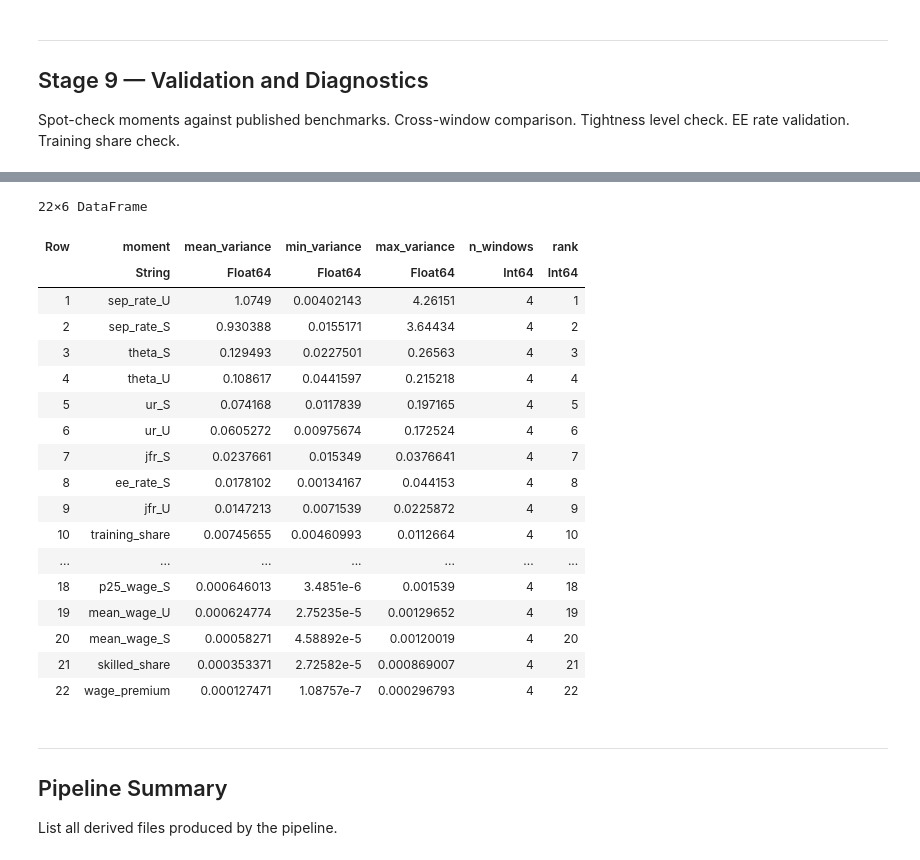
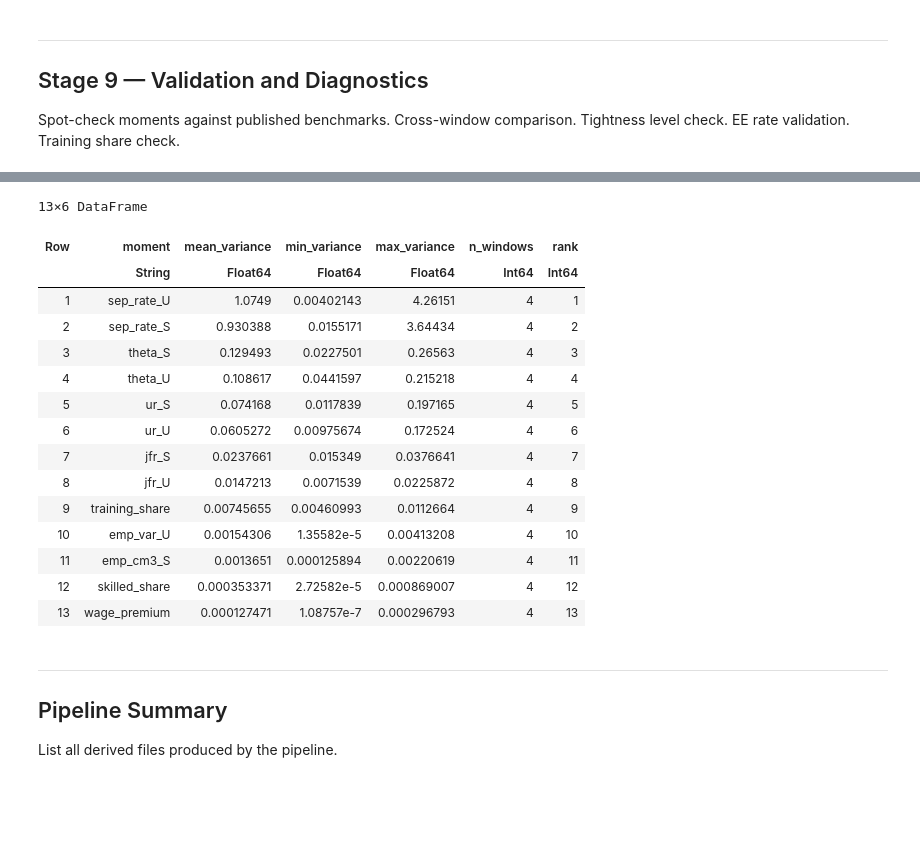
Before and after one commit to RamziChariag/DMP_labour_market_choice, a Jupyter notebook: code/notebooks/data_pipeline_v6.ipynb, the cells around one changed output, grey strips where cells are left out. Saved outputs shown, nothing was run; the diff lists cells and outputs as text; code cells hidden in the pictures; blank space fills up the shorter version.

```diff
--- a/code/notebooks/data_pipeline_v6.ipynb
+++ b/code/notebooks/data_pipeline_v6.ipynb
@@ -2369,7 +2468,7 @@ function run_validation(all_moments, all_sigma)
 
     # ── 1. Moment values across windows ───────────────────────────
     println("\n── 1. Moments across windows ──")
-    # Build a wide table
+    # Build a wide table (all 22 moments from the moments CSV, not just active ones)
     wide = DataFrame(moment = [string(m) for m in MOMENT_NAMES])
     for wname in [:base_fc, :crisis_fc, :base_covid, :crisis_covid]
         haskey(all_moments, wname) || continue
@@ -2377,6 +2476,13 @@ function run_validation(all_moments, all_sigma)
         wide[!, string(wname)] = mdf.value
     end
     display(wide)
+
+    # Show which moments are currently active vs skipped
+    if !isempty(SKIP_MOMENTS)
+        println("\nSkipped moments: ", join(string.(SKIP_MOMENTS), ", "))
+        println("Active moments (", length(ACTIVE_MOMENTS), "): ",
+                join(string.(ACTIVE_MOMENTS), ", "))
+    end
 
     # ── 2. Sanity checks with published benchmarks ────────────────
     println("\n── 2. Benchmark comparisons ──")
@@ -2532,57 +2642,51 @@ display(p)
 # %%
 using DataFrames, Statistics
 
+# Uses ACTIVE_MOMENTS so the index matches the subsetted Sigma.
 moment_vars = DataFrame(
-    moment = String[],
-    window = Symbol[],
+    moment   = String[],
+    window   = Symbol[],
     variance = Float64[]
 )
 
 for (wname, Sigma) in all_sigma
-    for (i, m) in enumerate(MOMENT_NAMES)
-        push!(moment_vars, (
-            String(m),
-            wname,
-            Sigma[i, i]
-        ))
+    for (i, m) in enumerate(ACTIVE_MOMENTS)
+        push!(moment_vars, (String(m), wname, Sigma[i, i]))
     end
 end
 
 var_table = combine(
     groupby(moment_vars, :moment),
-    :variance => mean => :mean_variance,
+    :variance => mean    => :mean_variance,
     :variance => minimum => :min_variance,
     :variance => maximum => :max_variance,
     nrow => :n_windows
 )
 
 sort!(var_table, :mean_variance, rev=true)
 var_table.rank = 1:nrow(var_table)
 
 display(var_table)
 
 # optional save
 # CSV.write(joinpath(DERIVED_DIR, "moment_variance_ranking.csv"), var_table)
 # %% [output]
-22×6 DataFrame
+13×6 DataFrame
 | Row | moment | mean_variance | min_variance | max_variance | n_windows | rank |
 |  | String | Float64 | Float64 | Float64 | Int64 | Int64 |
 | 1 | sep_rate_U | 1.0749 | 0.00402143 | 4.26151 | 4 | 1 |
 | 2 | sep_rate_S | 0.930388 | 0.0155171 | 3.64434 | 4 | 2 |
 | 3 | theta_S | 0.129493 | 0.0227501 | 0.26563 | 4 | 3 |
 | 4 | theta_U | 0.108617 | 0.0441597 | 0.215218 | 4 | 4 |
 | 5 | ur_S | 0.074168 | 0.0117839 | 0.197165 | 4 | 5 |
 | 6 | ur_U | 0.0605272 | 0.00975674 | 0.172524 | 4 | 6 |
 | 7 | jfr_S | 0.0237661 | 0.015349 | 0.0376641 | 4 | 7 |
-| 8 | ee_rate_S | 0.0178102 | 0.00134167 | 0.044153 | 4 | 8 |
-| 9 | jfr_U | 0.0147213 | 0.0071539 | 0.0225872 | 4 | 9 |
-| 10 | training_share | 0.00745655 | 0.00460993 | 0.0112664 | 4 | 10 |
-| ... | ... | ... | ... | ... | ... | ... |
-| 18 | p25_wage_S | 0.000646013 | 3.4851e-6 | 0.001539 | 4 | 18 |
-| 19 | mean_wage_U | 0.000624774 | 2.75235e-5 | 0.00129652 | 4 | 19 |
-| 20 | mean_wage_S | 0.00058271 | 4.58892e-5 | 0.00120019 | 4 | 20 |
-| 21 | skilled_share | 0.000353371 | 2.72582e-5 | 0.000869007 | 4 | 21 |
-| 22 | wage_premium | 0.000127471 | 1.08757e-7 | 0.000296793 | 4 | 22 |
+| 8 | jfr_U | 0.0147213 | 0.0071539 | 0.0225872 | 4 | 8 |
+| 9 | training_share | 0.00745655 | 0.00460993 | 0.0112664 | 4 | 9 |
+| 10 | emp_var_U | 0.00154306 | 1.35582e-5 | 0.00413208 | 4 | 10 |
+| 11 | emp_cm3_S | 0.0013651 | 0.000125894 | 0.00220619 | 4 | 11 |
+| 12 | skilled_share | 0.000353371 | 2.72582e-5 | 0.000869007 | 4 | 12 |
+| 13 | wage_premium | 0.000127471 | 1.08757e-7 | 0.000296793 | 4 | 13 |
 # %% [markdown]
 ---
 ## Pipeline Summary
```
Also changed, not shown: parts of 14 cells of this notebook, 8 other files.
